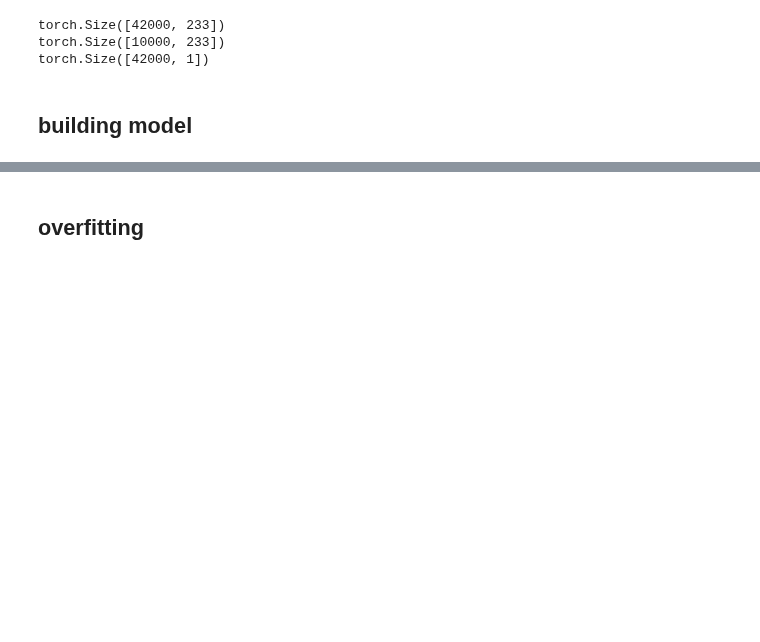
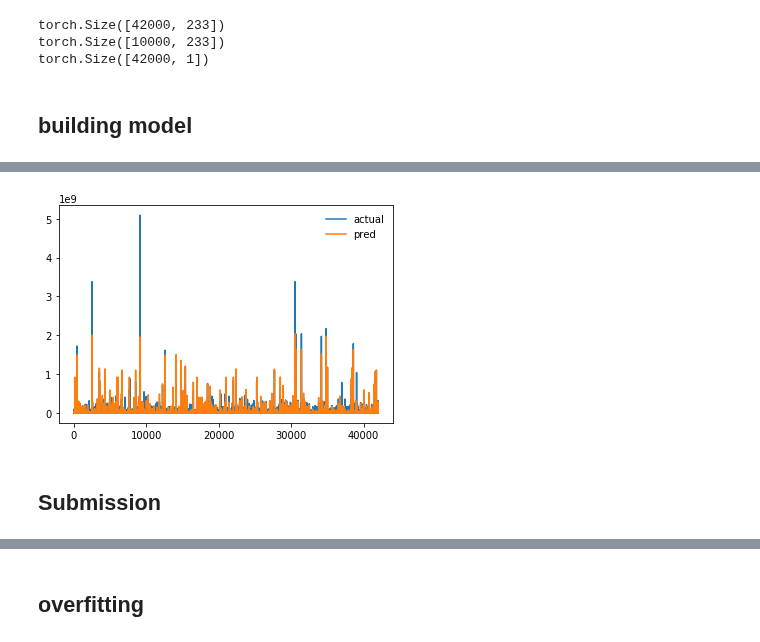
Before and after one commit to RozenAstrayChen/House-prediction, a Jupyter notebook: DNN2.ipynb, the cells around one changed output, grey strips where cells are left out. Saved outputs shown, nothing was run; the diff lists cells and outputs as text; code cells hidden in the pictures; blank space fills up the shorter version.

```diff
--- a/DNN2.ipynb
+++ b/DNN2.ipynb
@@ -34,8 +34,8 @@ mp.set_start_method('spawn')
 ## hyperparameters
 # %%
 batch_size = 256
-#epochs = 2000
 use_gpu = True
+y_scale = True
 lr = 0.001
 weight_decay = 10
 
@@ -77,8 +71,8 @@ pipeline = Pipeline(steps=[step1, step2])
 # %%
-print(X_train.shape)
-X_train = pipeline.fit_transform(X_train)
-X_eval = pipeline.fit_transform(X_eval)
+print(X.shape)
+X = pipeline.fit_transform(X)
 
 print(X_test.shape)
 X_test = pipeline.fit_transform(X_test)
+X_test = scale(X_test)
 # %% [output]
@@ -86,0 +83,7 @@ X_test = pipeline.fit_transform(X_test)
+# %%
+y_scaler = StandardScaler()
+if y_scale:
+    y = y_scaler.fit_transform(y.values.reshape(-1, 1))
+else:
+    y = y.values
+y
@@ -242,7 +227,7 @@ def test_func(model, X, y_scaler=None):
 # %%
 train_losses = []
 eval_losses = []
-for t in range(1000):
+for t in range(5000):
     print('epochs', t)
     model, train_loss = train_func(model, train_loader)
     if (t+1) % 10 == 0:
@@ -274,0 +263,13 @@ plt.legend(frameon=False)
+# %%
+model.eval()
+label = y_train.cpu()
+label = y_scaler.inverse_transform(label)
+with torch.no_grad():
+    pred = model(X_train)
+    pred = pred.cpu().numpy()
+    pred = y_scaler.inverse_transform(pred)
+    plot(label, pred)
+# %% [output]
+[figure, added]
+# %% [markdown]
+## Submission
```
Also changed, not shown: parts of 21 cells of this notebook, 1 other file.
